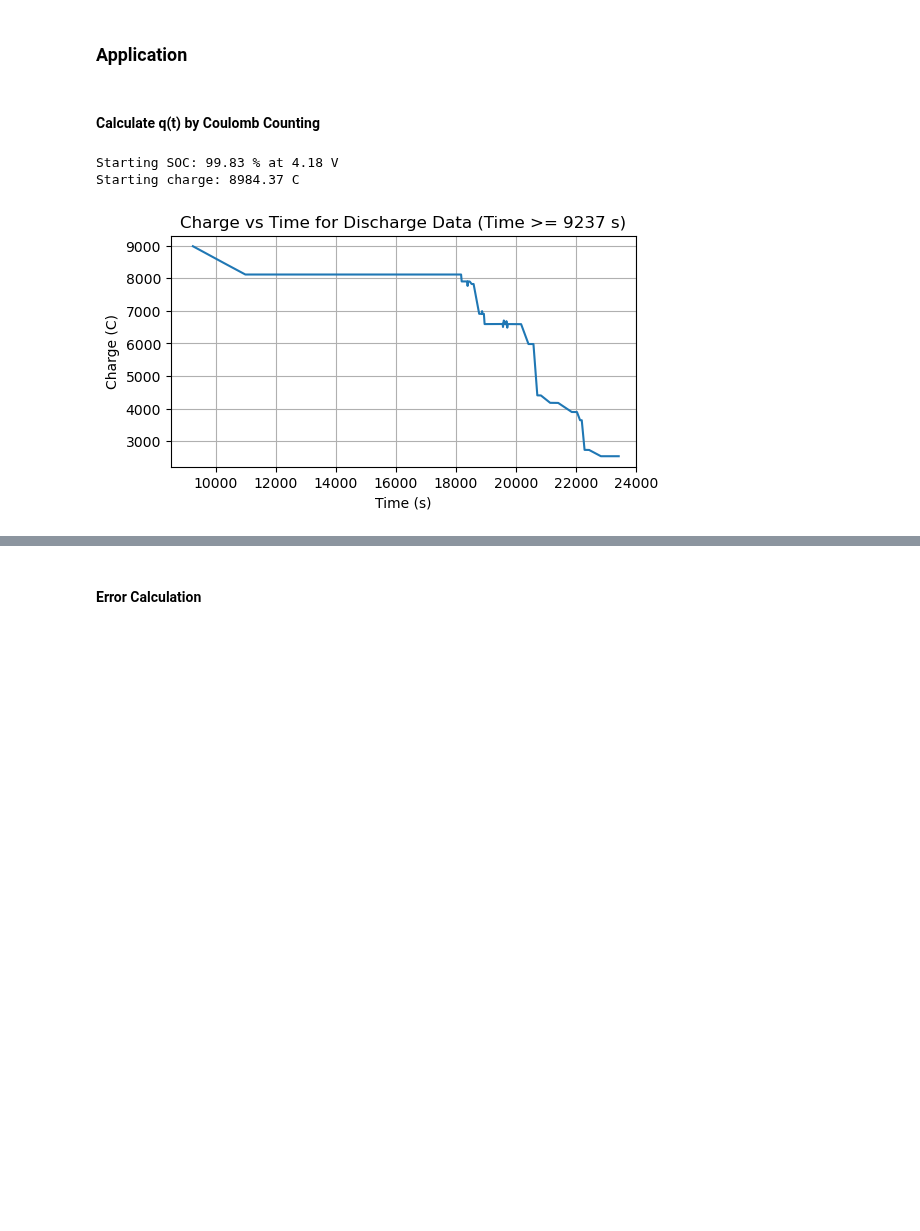
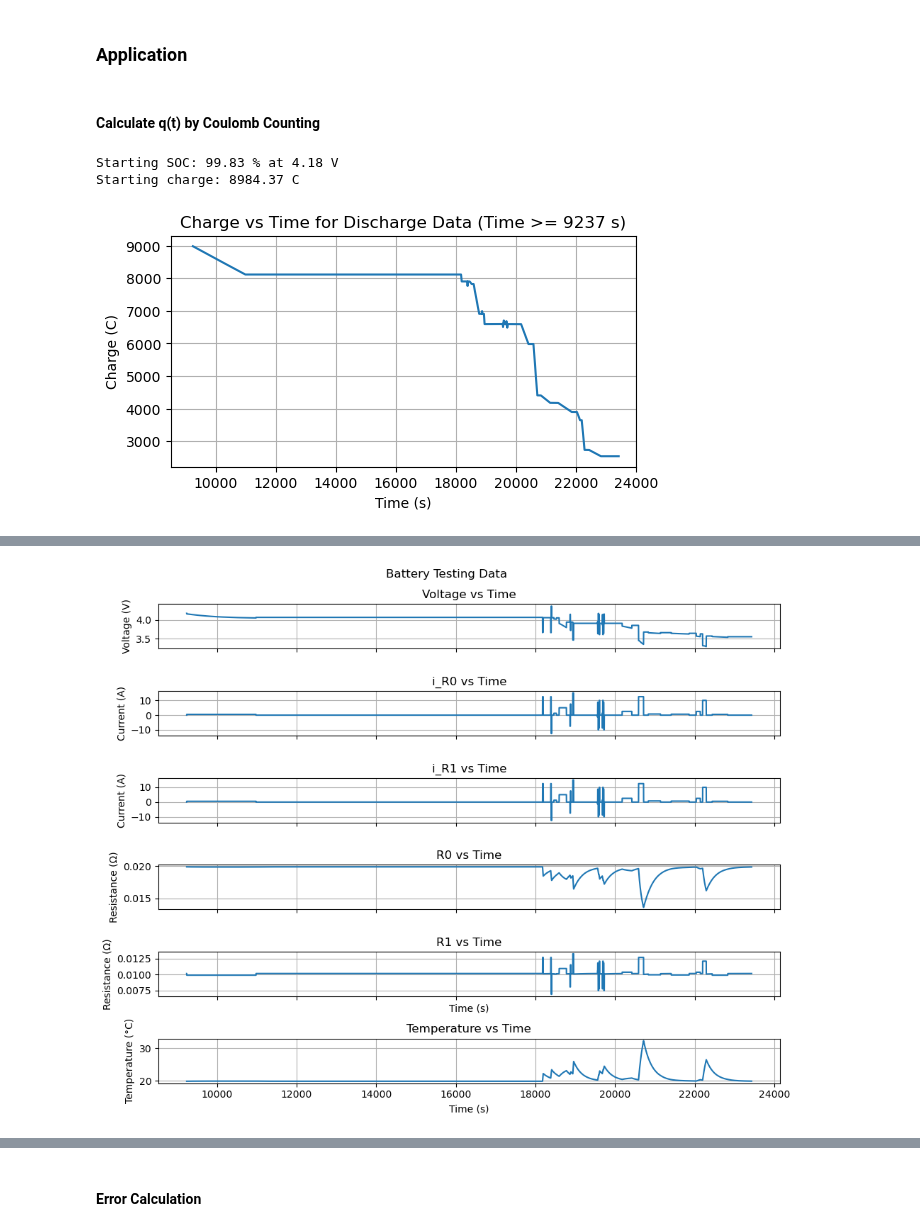
Before and after one commit to ryanlleung/FCTT-Project-3, a Jupyter notebook: part3.ipynb, the cells around one changed output, grey strips where cells are left out. Drawn from its saved outputs; the diff is of its cells as text; code cells hidden in the pictures; blank space fills up the shorter version.

```diff
--- a/part3.ipynb
+++ b/part3.ipynb
@@ -293,0 +196,92 @@ Initial v_term = 4.18 V
+# %%
+# Find initial temperature of cell
+T_cell = np.zeros(len(BT_discharge))
+T_cell[0] = BT_discharge['Temperature'].iloc[0] + 273.15
+print(f'Initial T_cell = {np.round(T_cell[0] - 273.15, 2)} °C')
+
+# Parameters
+R0_T0 = 0.01987 # Ω
+E0 = -22693
+
+R1_0AT0 = 0.035 # Ω
+C1 = 2.814 # kF
+b = -0.6658
+c = 0.09784
+d = 0.00023
+E1 = -27887
+
+m = 0.042 # kg
+cv = 825 # J/kgK
+
+h = 15.7619 # W/m^2K
+A = 0.018*np.pi*0.065 + 2*np.pi*0.065**2/4  # m^2 (surface area of 18650 battery)
+T_amb = np.mean(BT_DATA['Temperature'][5000:9237]) + 273.15 # K
+print(f'Ambient temperature = {np.round(T_amb - 273.15, 2)} °C')
+
+# Resistance functions
+def get_R0(T_cell): # T_cell in K, R0 in Ω
+    return R0_T0 * np.exp(-E0/8.314*(1/T_cell-1/T_amb))
+
+def get_R1(T_cell, i_R1): # T_cell in K, i_R1 in A, R1 in Ω
+    return 0.0098 + d*i_R1 + R1_0AT0 * np.exp((-1*(i_R1-b)**2)/c) * np.exp(-E1/8.314*(1/T_cell-1/T_amb))
+
+i_R0 = -BT_discharge['Current (mA)'].values / 1000
+R0 = np.zeros(len(BT_discharge))
+R0[0] = get_R0(T_cell[0])
+print(f'Initial R0 = {np.round(R0[0], 3)} Ω')
+
+i_R1 = np.zeros(len(BT_discharge))
+R1 = np.zeros(len(BT_discharge))
+R1[0] = get_R1(T_cell[0], i_R1[0])
+print(f'Initial R1 = {np.round(R1[0], 3)} Ω')
+
+SOC_array = charge_array/CAPACITY_C * 100
+OCV_array = get_OCV(SOC_array)
+
+v_term = np.zeros(len(BT_discharge))
+v_term[0] = BT_discharge['Voltage (V)'].iloc[0]
+print(f'Initial v_term = {np.round(v_term[0], 2)} V')
+
+DT = 1 # s
+for i in range(0, len(BT_discharge) - 1):
+    T_cell[i+1] = T_cell[i] + DT / (m*cv) * (R0[i]*i_R0[i]**2 + R1[i]*i_R1[i]**2 - h*A*(T_cell[i]-T_amb))
+    i_R1[i+1] = np.exp(-1*DT/(R1[i]*C1)) * i_R1[i] + (1 - np.exp(-1*DT/(R1[i]*C1))) * i_R0[i]
+    R0[i+1] = get_R0(T_cell[i+1])
+    R1[i+1] = get_R1(T_cell[i+1], i_R1[i+1])
+    v_term[i+1] = OCV_array[i+1] - i_R1[i+1]*R1[i+1] - i_R0[i+1]*R0[i+1]
+
+# plot data
+fig, axs = plt.subplots(6, 1, figsize=(10, 8), sharex=True)
+
+axs[0].plot(BT_discharge['Time (s)'], v_term, label='v_term')
+axs[0].set_ylabel('Voltage (V)')
+axs[0].set_title('Voltage vs Time')
+
+axs[1].plot(BT_discharge['Time (s)'], i_R0, label='i_R0')
+axs[1].set_ylabel('Current (A)')
+axs[1].set_title('i_R0 vs Time')
+
+axs[2].plot(BT_discharge['Time (s)'], i_R1, label='i_R1')
+axs[2].set_ylabel('Current (A)')
+axs[2].set_title('i_R1 vs Time')
+
+axs[3].plot(BT_discharge['Time (s)'], R0, label='R0')
+axs[3].set_ylabel('Resistance (Ω)')
+axs[3].set_title('R0 vs Time')
+
+axs[4].plot(BT_discharge['Time (s)'], R1, label='R1')
+axs[4].set_xlabel('Time (s)')
+axs[4].set_ylabel('Resistance (Ω)')
+axs[4].set_title('R1 vs Time')
+
+axs[5].plot(BT_discharge['Time (s)'], T_cell-273.15, label='T_cell')
+axs[5].set_xlabel('Time (s)')
+axs[5].set_ylabel('Temperature (°C)')
+axs[5].set_title('Temperature vs Time')
+
+for ax in axs:
+    ax.grid(True)
+plt.suptitle('Battery Testing Data')
+plt.tight_layout()
+plt.show()
+# %% [output]
@@ -294,3 +293,4 @@ Initial v_term = 4.18 V
+[figure, added]
 # %%
 fig = plt.subplots(figsize=(6, 3))
 plt.plot(BT_discharge['Time (s)'], dis_voltage_array, label='Measured Voltage', alpha=0.6)
```
Also changed, not shown: parts of 11 cells of this notebook.
